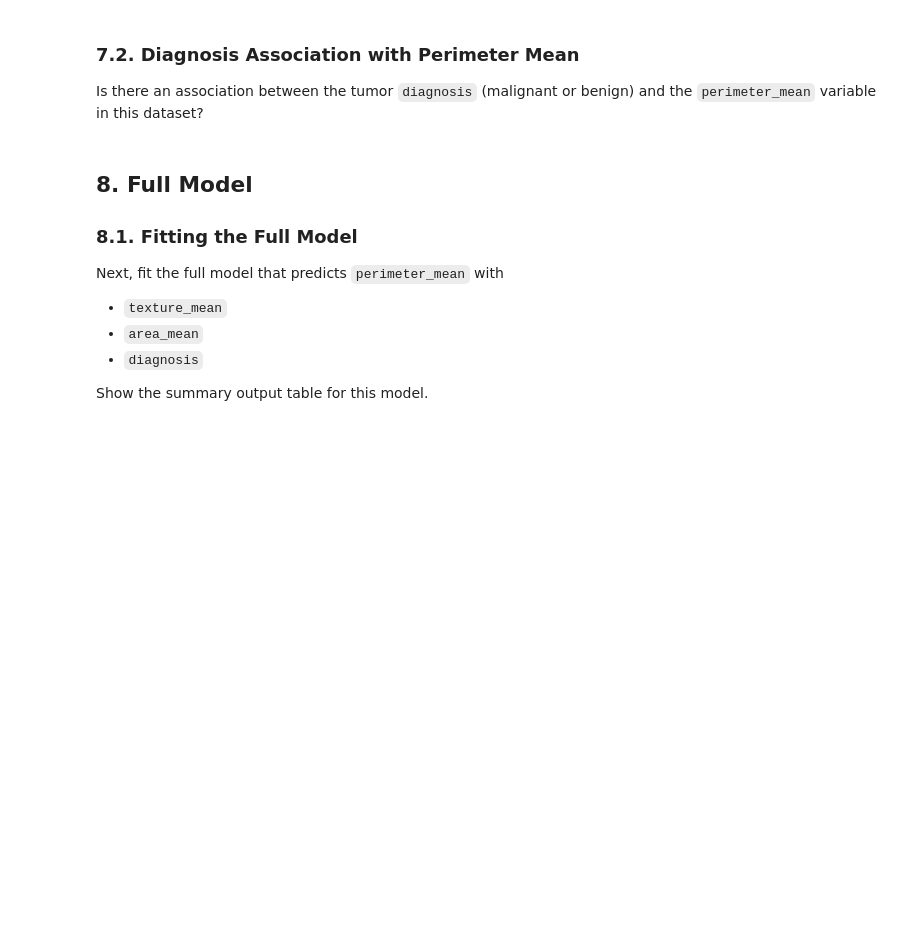
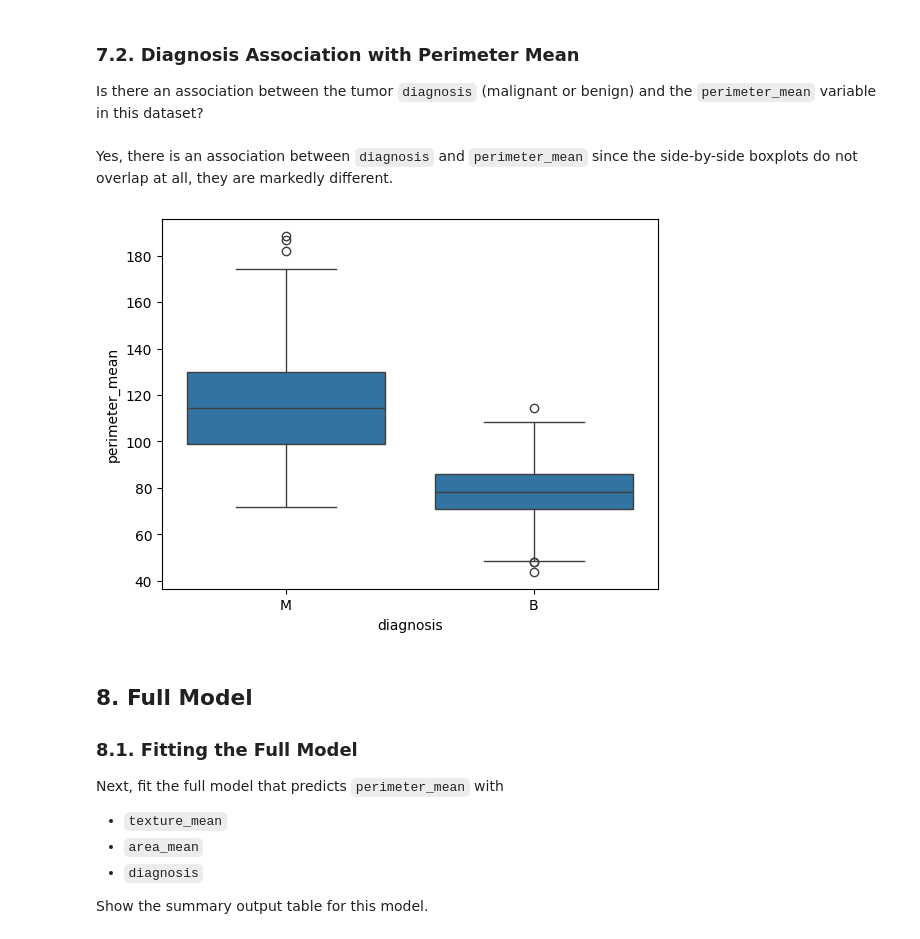
Before and after one commit to ryguy2k4/stat207, a Jupyter notebook: lab_06/lab_06_individual.ipynb, the cells around one changed output. Cells and saved outputs as stored; diff of their text form; code cells hidden in the pictures; blank space fills up the shorter version.

```diff
--- a/lab_06/lab_06_individual.ipynb
+++ b/lab_06/lab_06_individual.ipynb
@@ -437,6 +459,13 @@ We intend to build linear regression models that will accurately model the relat
 ### 7.2. Diagnosis Association with Perimeter Mean
 
 Is there an association between the tumor `diagnosis` (malignant or benign) and the `perimeter_mean` variable in this dataset?
+# %% [markdown]
+Yes, there is an association between `diagnosis` and `perimeter_mean` since the side-by-side boxplots do not overlap at all, they are markedly different.
+# %%
+sns.boxplot(x="diagnosis",y="perimeter_mean",data=df)
+plt.show()
+# %% [output]
+[figure, added]
 # %% [markdown]
 ## 8. Full Model
 
```
Also changed, not shown: parts of 21 cells of this notebook.
